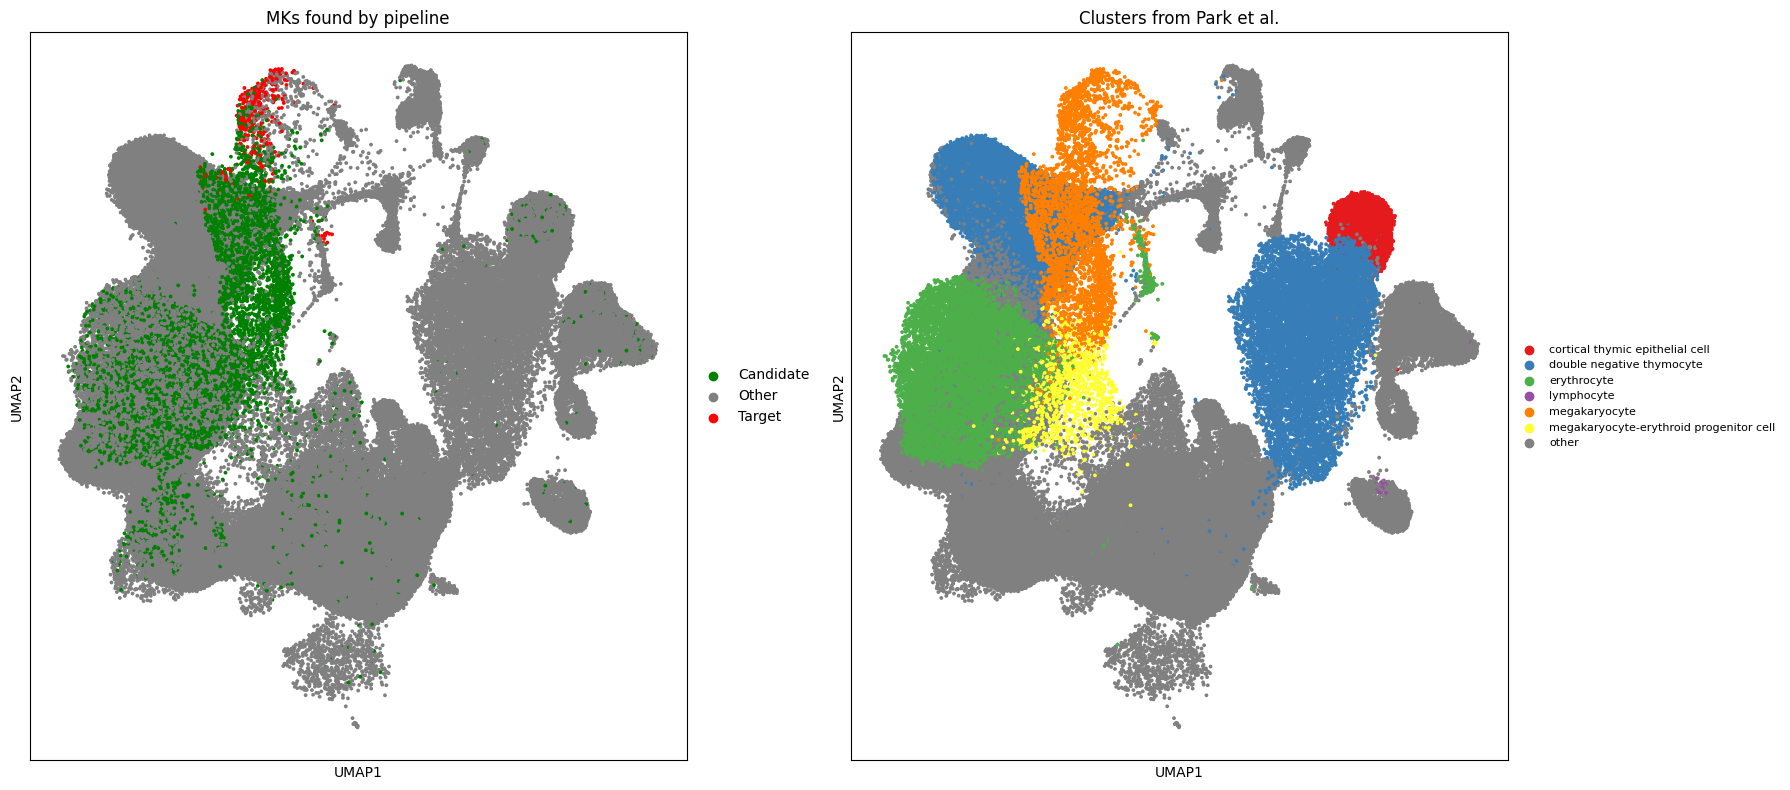
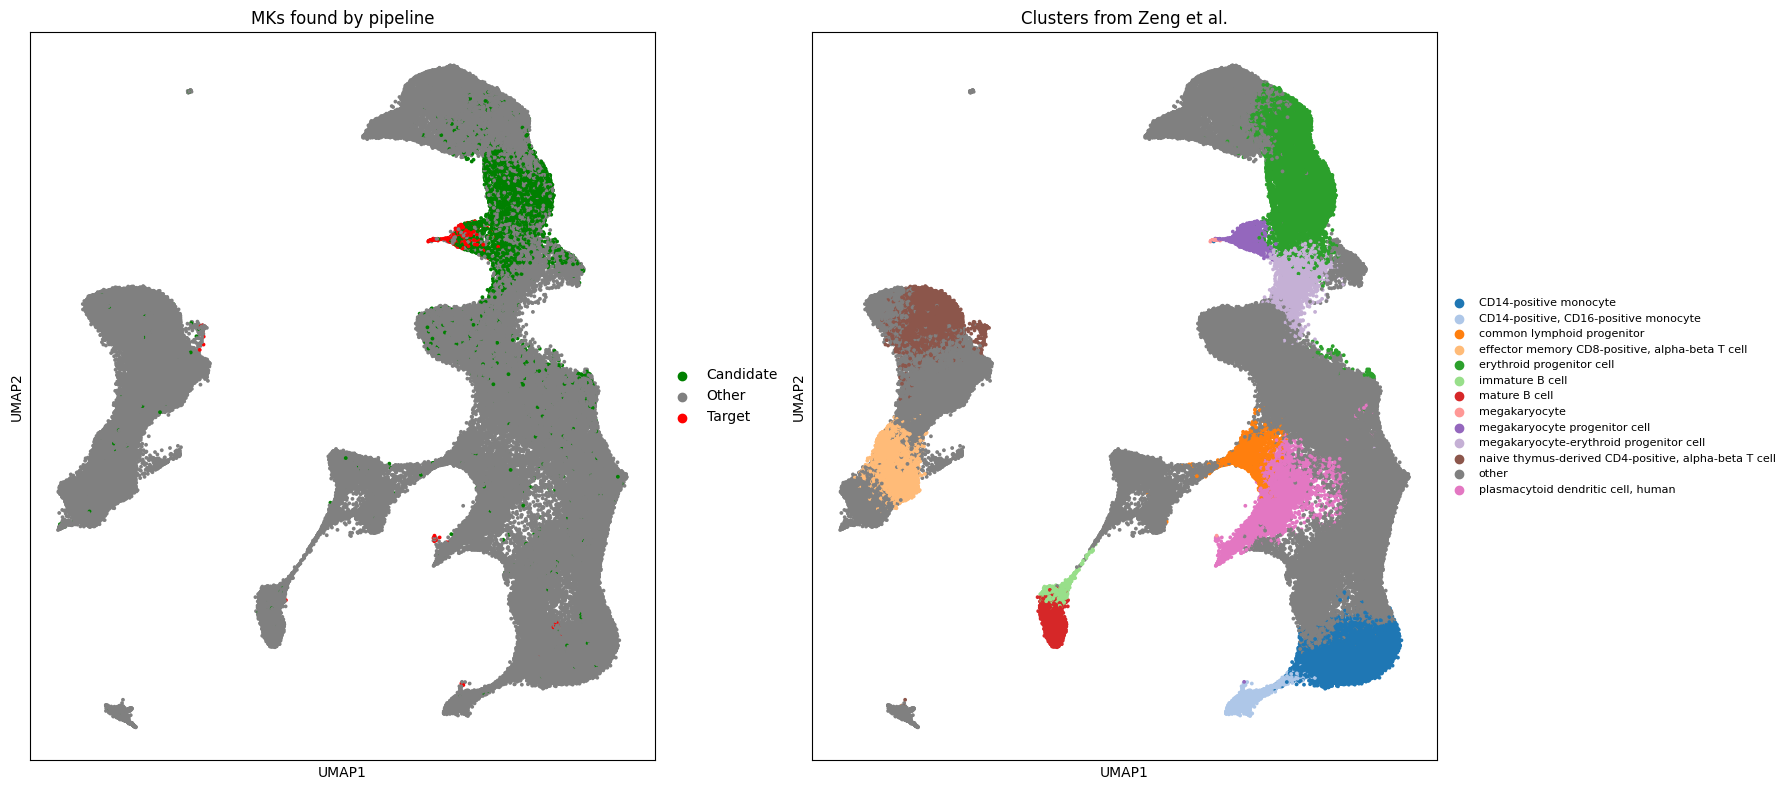
Unified diff of the notebook cell whose output changed from the first chart to the second:
--- before
+++ after
@@ -1,26 +1,26 @@
 # Marquage des cellules
-adata_raw_park_11.obs["is"] = "Other"
-adata_raw_park_11.obs.loc[adata_raw_park_11.obs_names.isin(adata_harmonized_park_11.obs_names), "is"] = "Candidate"
-adata_raw_park_11.obs.loc[adata_raw_park_11.obs_names.isin(adata_harmonized_park_11.obs[adata_harmonized_park_11.obs["is_target"]].index), "is"] = "Target"
+adata_raw_isola_11.obs["is"] = "Other"
+adata_raw_isola_11.obs.loc[adata_raw_isola_11.obs_names.isin(adata_harmonized_isola_11.obs_names), "is"] = "Candidate"
+adata_raw_isola_11.obs.loc[adata_raw_isola_11.obs_names.isin(adata_harmonized_isola_11.obs[adata_harmonized_isola_11.obs["is_target"]].index), "is"] = "Target"
 
 # Légende des types cellulaires
-adata_raw_park_11.obs["cell_type_for_legend"] = "other"
-mk_cell_type = adata_harmonized_park_11.obs["cluster"][adata_harmonized_park_11.obs["is_target"]].value_counts().loc[lambda x: x>0].index
-for type in mk_cell_type:
-    mask = adata_raw_park_11.obs["cell_type"].str.contains(type, case=False, na=False)
-    adata_raw_park_11.obs.loc[mask, "cell_type_for_legend"] = adata_raw_park_11.obs.loc[mask, "cell_type"]
+adata_raw_isola_11.obs["cell_type_for_legend"] = "other"
+lympho_cell_type = adata_harmonized_isola_11.obs["cluster"][adata_harmonized_isola_11.obs["is_target"]].value_counts().loc[lambda x: x>0].index
+for type in lympho_cell_type:
+    mask = adata_raw_isola_11.obs["cell_type"].str.contains(type, case=False, na=False)
+    adata_raw_isola_11.obs.loc[mask, "cell_type_for_legend"] = adata_raw_isola_11.obs.loc[mask, "cell_type"]
 
 # UMAP
 palette_pipeline = {"Other": "grey", "Candidate": "green", "Target": "red"}
-palette_park = sns.color_palette("Set1")
-palette_park[-3] = "grey"
+palette_isola = sns.color_palette("tab20")
+palette_isola[-9] = "grey"
 
 fig, ax = plt.subplots(1, 2)
-sc.pl.umap(adata_raw_park_11, color="is", ax=ax[0], show=False, size=30,
-           palette=palette_pipeline, title="MKs found by pipeline")
-sc.pl.umap(adata_raw_park_11, color="cell_type_for_legend", ax=ax[1], show=False, size=30,
-           palette=palette_park, title="Clusters from Park et al.", legend_fontsize=8)
+sc.pl.umap(adata_raw_isola_11, color="is", ax=ax[0], show=False, size=30,
+           palette=palette_pipeline, title="Lympho found by pipeline")
+sc.pl.umap(adata_raw_isola_11, color="cell_type_for_legend", ax=ax[1], show=False, size=30,
+           palette=palette_isola, title="Clusters from Isola et al.", legend_fontsize=8)
 plt.tight_layout()
 plt.subplots_adjust(wspace=0.25)
-plt.savefig("/home/lemgui01/CellExtractor/data/results_mk_1-1/plots/umap_park.pdf", bbox_inches="tight", dpi=300)
+plt.savefig("/home/lemgui01/CellExtractor/plots/umap_lympho_isola_11.pdf", bbox_inches="tight", dpi=300)
 plt.show()

Commit: remove TCL threshold + add Gaussian mix model